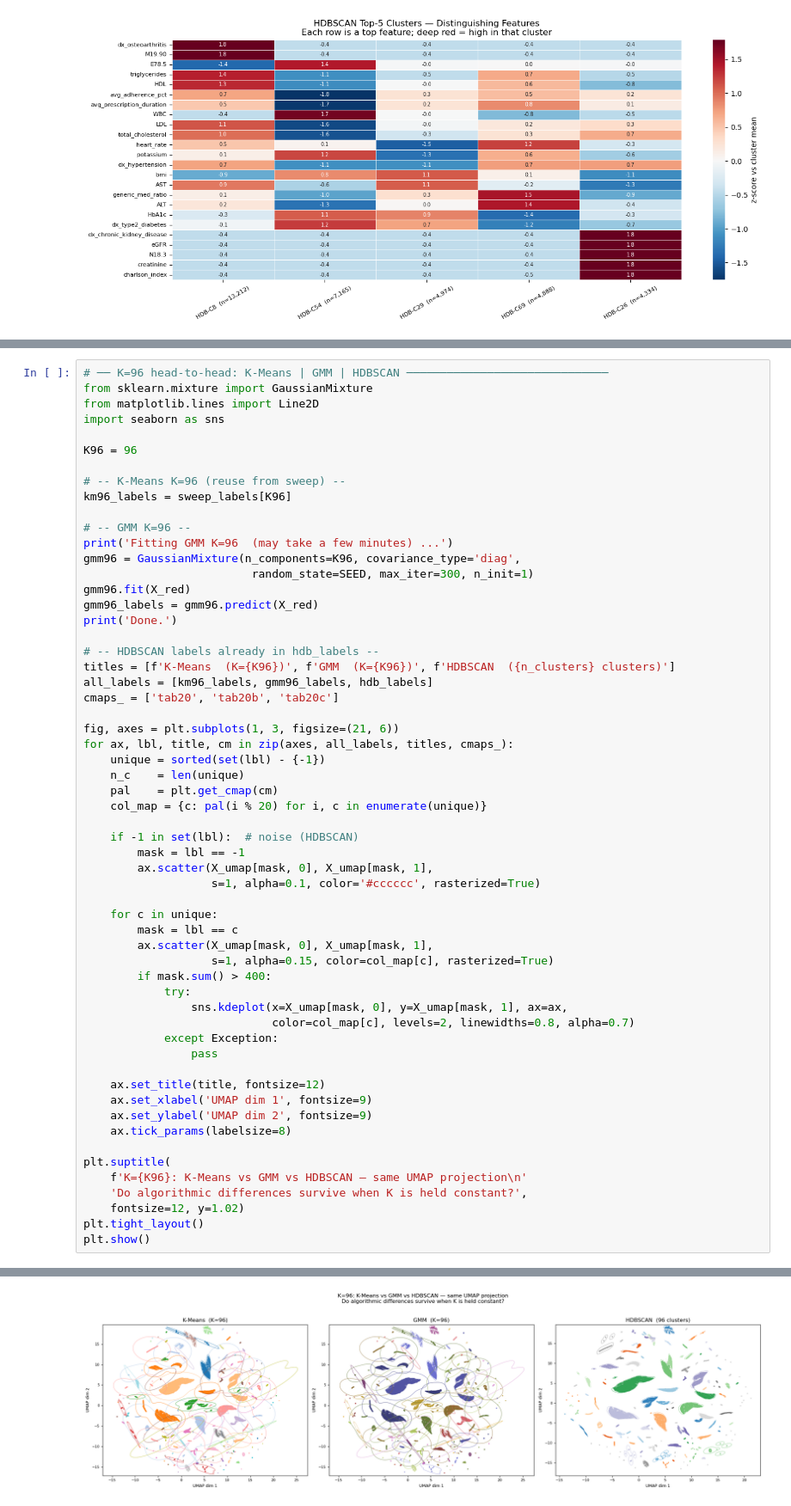
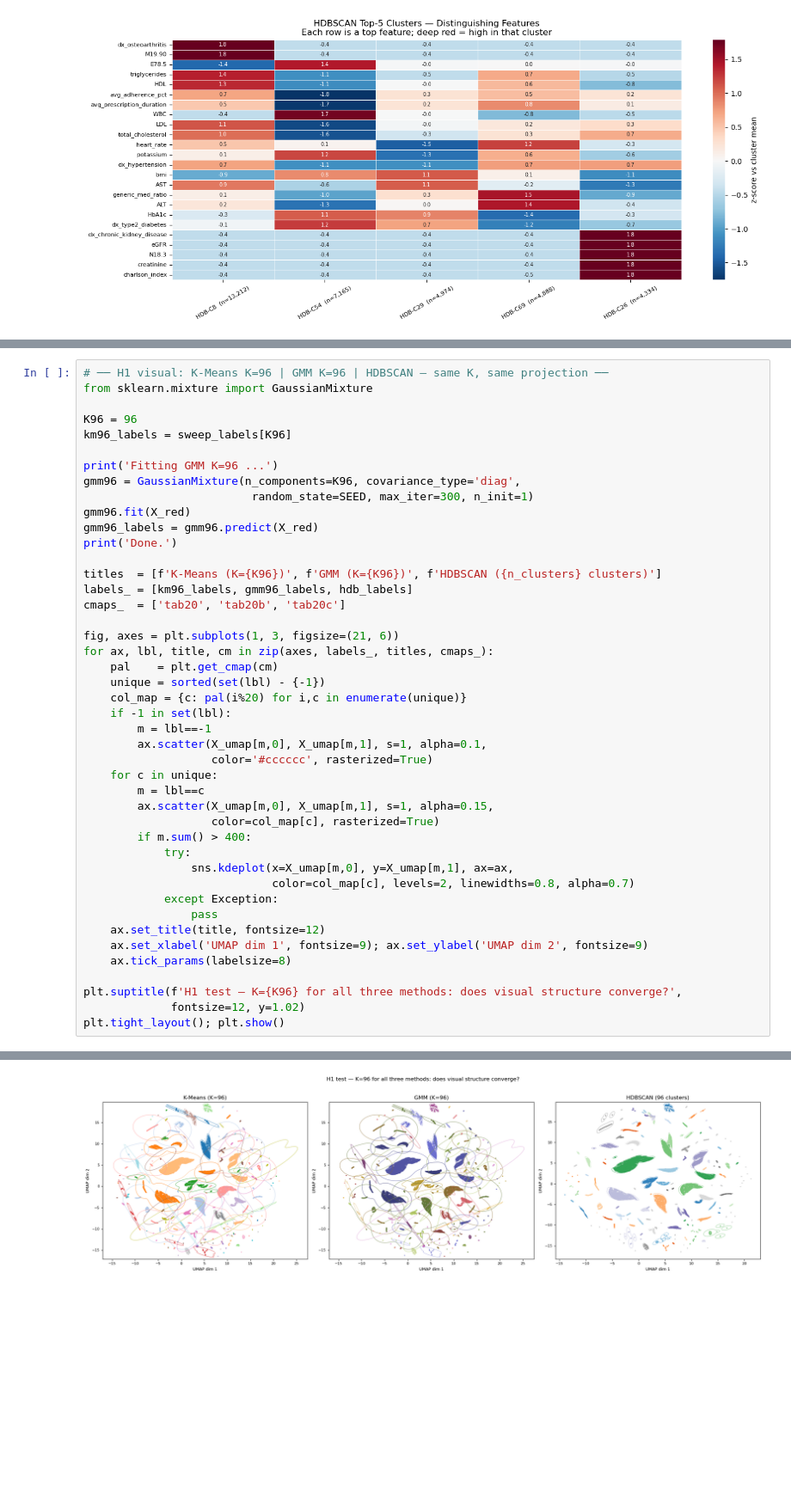
Before and after one commit to leastima/ml_project, a Jupyter notebook: unsupervised/unsupervised_learning.ipynb, the cells around one changed output, grey strips where cells are left out. Shown at 86% size. Cells and saved outputs as stored; diff of their text form; blank space fills up the shorter version.

```diff
--- a/unsupervised/unsupervised_learning.ipynb
+++ b/unsupervised/unsupervised_learning.ipynb
@@ -601,59 +599,45 @@ plt.show()
 # %%
-# ── K=96 head-to-head: K-Means | GMM | HDBSCAN ──────────────────────────────
+# ── H1 visual: K-Means K=96 | GMM K=96 | HDBSCAN — same K, same projection ──
 from sklearn.mixture import GaussianMixture
-from matplotlib.lines import Line2D
-import seaborn as sns
 
 K96 = 96
-
-# -- K-Means K=96 (reuse from sweep) --
 km96_labels = sweep_labels[K96]
 
-# -- GMM K=96 --
-print('Fitting GMM K=96  (may take a few minutes) ...')
+print('Fitting GMM K=96 ...')
 gmm96 = GaussianMixture(n_components=K96, covariance_type='diag',
                          random_state=SEED, max_iter=300, n_init=1)
 gmm96.fit(X_red)
 gmm96_labels = gmm96.predict(X_red)
 print('Done.')
 
-# -- HDBSCAN labels already in hdb_labels --
-titles = [f'K-Means  (K={K96})', f'GMM  (K={K96})', f'HDBSCAN  ({n_clusters} clusters)']
-all_labels = [km96_labels, gmm96_labels, hdb_labels]
-cmaps_ = ['tab20', 'tab20b', 'tab20c']
+titles  = [f'K-Means (K={K96})', f'GMM (K={K96})', f'HDBSCAN ({n_clusters} clusters)']
+labels_ = [km96_labels, gmm96_labels, hdb_labels]
+cmaps_  = ['tab20', 'tab20b', 'tab20c']
 
 fig, axes = plt.subplots(1, 3, figsize=(21, 6))
-for ax, lbl, title, cm in zip(axes, all_labels, titles, cmaps_):
+for ax, lbl, title, cm in zip(axes, labels_, titles, cmaps_):
+    pal    = plt.get_cmap(cm)
     unique = sorted(set(lbl) - {-1})
-    n_c    = len(unique)
-    pal    = plt.get_cmap(cm)
-    col_map = {c: pal(i % 20) for i, c in enumerate(unique)}
-
-    if -1 in set(lbl):  # noise (HDBSCAN)
-        mask = lbl == -1
-        ax.scatter(X_umap[mask, 0], X_umap[mask, 1],
-                   s=1, alpha=0.1, color='#cccccc', rasterized=True)
-
+    col_map = {c: pal(i%20) for i,c in enumerate(unique)}
+    if -1 in set(lbl):
+        m = lbl==-1
+        ax.scatter(X_umap[m,0], X_umap[m,1], s=1, alpha=0.1,
+                   color='#cccccc', rasterized=True)
     for c in unique:
-        mask = lbl == c
-        ax.scatter(X_umap[mask, 0], X_umap[mask, 1],
-                   s=1, alpha=0.15, color=col_map[c], rasterized=True)
-        if mask.sum() > 400:
+        m = lbl==c
+        ax.scatter(X_umap[m,0], X_umap[m,1], s=1, alpha=0.15,
+                   color=col_map[c], rasterized=True)
+        if m.sum() > 400:
             try:
-                sns.kdeplot(x=X_umap[mask, 0], y=X_umap[mask, 1], ax=ax,
+                sns.kdeplot(x=X_umap[m,0], y=X_umap[m,1], ax=ax,
                             color=col_map[c], levels=2, linewidths=0.8, alpha=0.7)
             except Exception:
                 pass
-
     ax.set_title(title, fontsize=12)
-    ax.set_xlabel('UMAP dim 1', fontsize=9)
-    ax.set_ylabel('UMAP dim 2', fontsize=9)
+    ax.set_xlabel('UMAP dim 1', fontsize=9); ax.set_ylabel('UMAP dim 2', fontsize=9)
     ax.tick_params(labelsize=8)
 
-plt.suptitle(
-    f'K={K96}: K-Means vs GMM vs HDBSCAN — same UMAP projection\n'
-    'Do algorithmic differences survive when K is held constant?',
-    fontsize=12, y=1.02)
-plt.tight_layout()
-plt.show()
+plt.suptitle(f'H1 test — K={K96} for all three methods: does visual structure converge?',
+             fontsize=12, y=1.02)
+plt.tight_layout(); plt.show()
 # %% [output]
@@ -661,2 +645,2 @@ Fitting GMM K=96  (may take a few minutes) ...
 Done.
-[figure, old version]
+[figure, new version]
```
Also changed, not shown: parts of 11 cells of this notebook.
